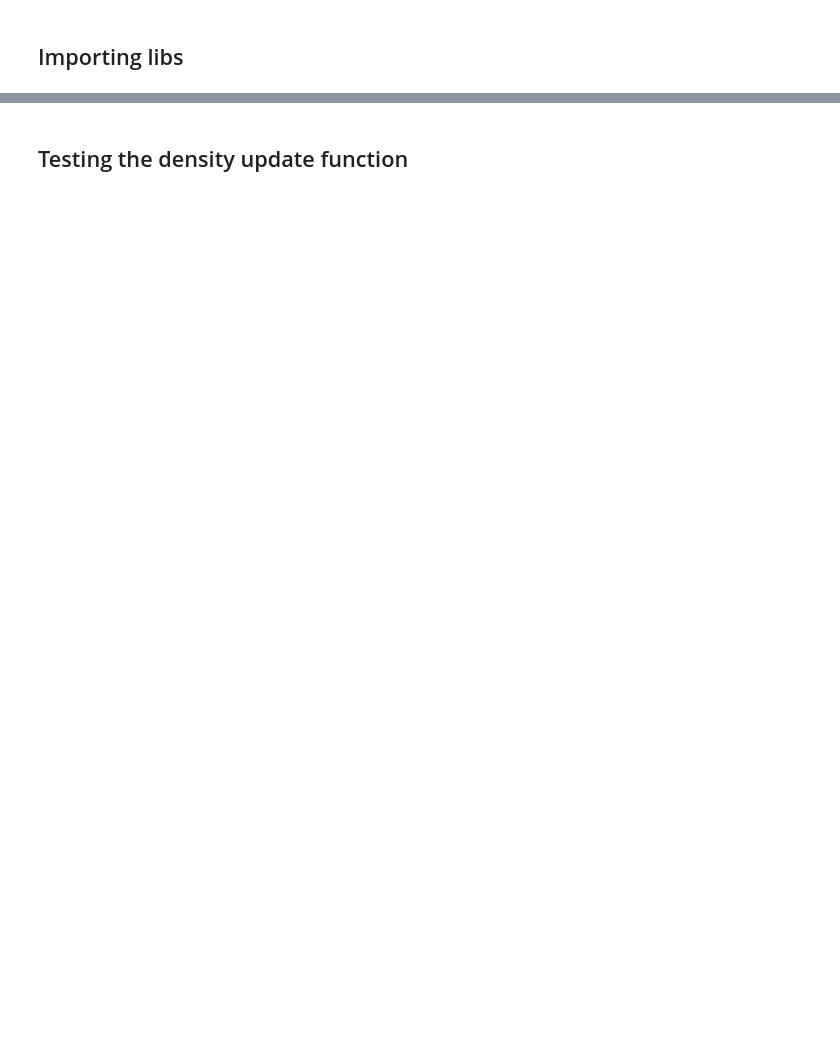
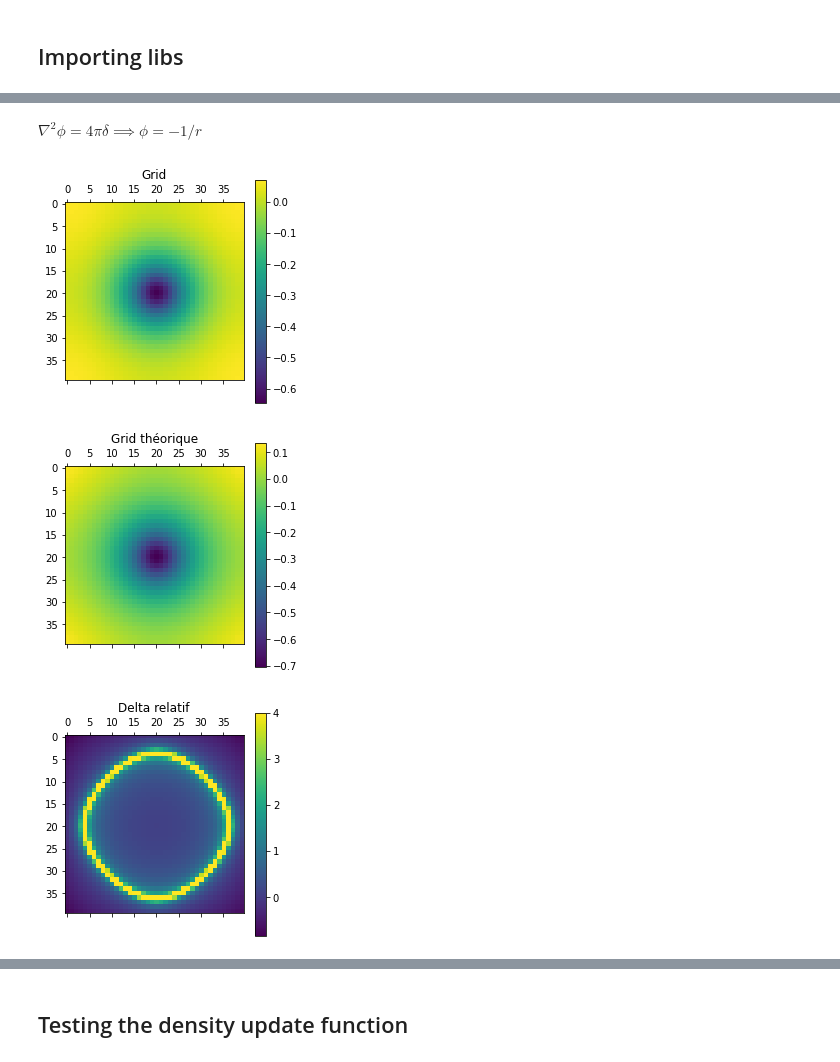
Before and after one commit to Alseidon/cdmsim, a Jupyter notebook: tests.ipynb, the cells around one changed output, grey strips where cells are left out. Saved outputs shown, nothing was run; the diff lists cells and outputs as text; code cells hidden in the pictures; blank space fills up the shorter version.

```diff
--- a/tests.ipynb
+++ b/tests.ipynb
@@ -30,0 +101,2 @@ plt.matshow(delta[i-1])
+# %% [markdown]
+$\nabla^2 \phi = 4 \pi \delta \implies \phi = - 1 / r$
@@ -30,0 +140,26 @@ plt.matshow(delta[i-1])
+# %%
+observer = mid + 5
+lim = mid
+
+plt.matshow(grid[observer, mid-lim:mid+lim, mid-lim:mid+lim])
+plt.title("Grid")
+plt.colorbar()
+plt.show()
+plt.matshow(grid_th[observer, mid-lim:mid+lim, mid-lim:mid+lim])
+plt.title("Grid théorique")
+plt.colorbar()
+plt.show()
+delta_rel = (grid- grid_th) / np.abs(grid)
+for x in range(n):
+    for y in range(n):
+        for z in range(n):
+            delta_rel[x, y, z] = min(delta_rel[x, y, z], 4)
+# delta_rel = grid/grid_th
+plt.matshow(delta_rel[observer, mid-lim:mid+lim, mid-lim:mid+lim])
+plt.title("Delta relatif")
+plt.colorbar()
+plt.show()
+# %% [output]
+[figure, added]
+[figure, added]
+[figure, added]
```
Also changed, not shown: parts of 22 cells of this notebook, 4 other files.
